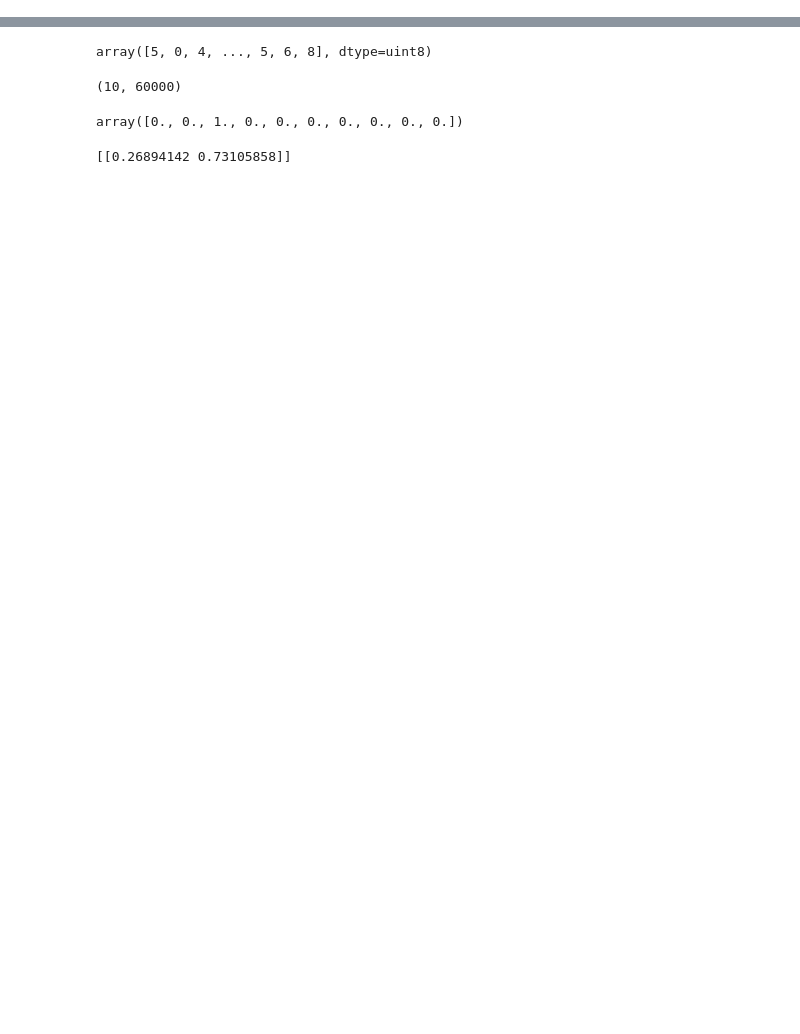
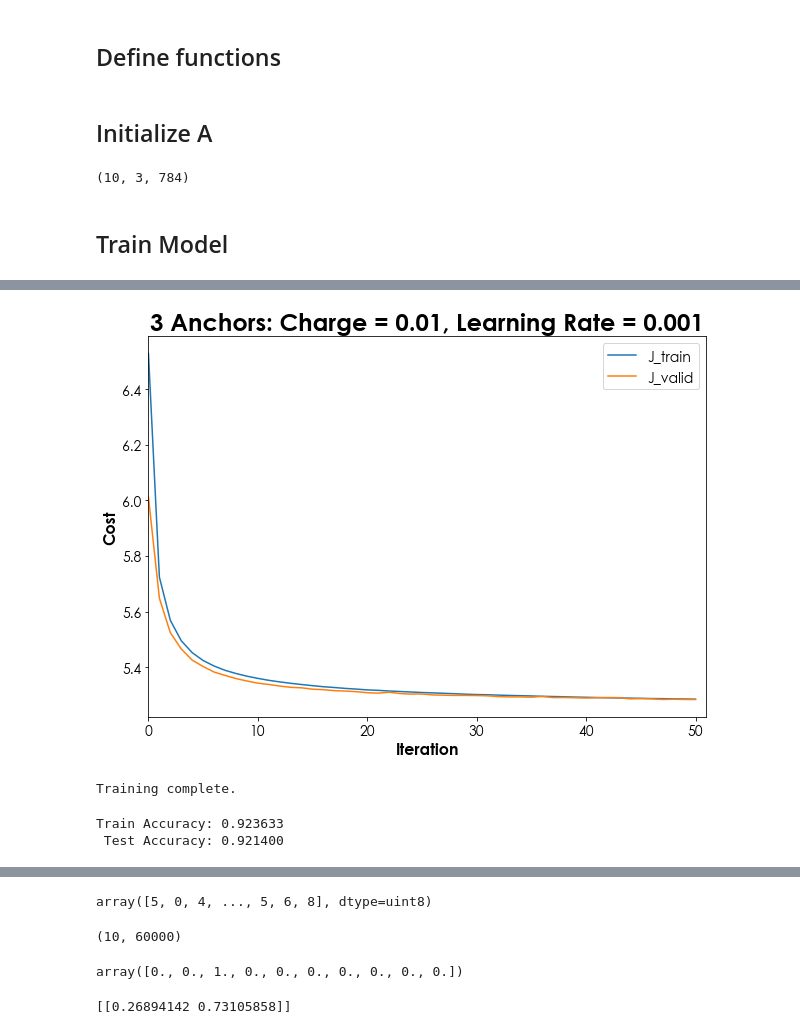
Before and after one commit to chrismbryant/anchor-vector-optimization, a Jupyter notebook: anchors_multi-class.ipynb, the cells around one changed output, grey strips where cells are left out. Drawn from its saved outputs; the diff is of its cells as text; code cells hidden in the pictures; blank space fills up the shorter version.

Commit message:
Train and visualize charged anchors (3 per class)

```diff
--- a/anchors_multi-class.ipynb
+++ b/anchors_multi-class.ipynb
@@ -13,0 +49,2 @@ from time import time
+# %% [markdown]
+## Define functions
@@ -13,0 +264,33 @@ from time import time
+# %% [markdown]
+## Initialize A
+# %%
+labels_train.tolist()
+examples = []
+
+k = 3
+
+for a in range(10):
+    matches = np.array([i for i in range(len(labels_train)) if labels_train[i] == a])
+    examples.append(matches[:k])
+anchor_examples = np.array(examples)
+
+A_initial = np.array([X_train[:, anchor_examples[i]].T for i in range(10)])
+A_initial.shape
+# %% [output]
+(10, 3, 784)
+# %% [markdown]
+## Train Model
+# %%
+result = model(X_train,
+               Y_train,
+               X_test,
+               Y_test,
+               A_init = A_initial,
+               learn_A = True,
+               p = 3,
+               q = 0.01,
+               learning_rate = 0.001,
+               num_epochs = 101,
+               minibatch_size = 32,
+               print_cost = True)
+# %% [output]
@@ -13,0 +308,12 @@ from time import time
+[figure, added]
+Training complete.
+# %%
+params, H_train, H_test, J_train, J_valid = result
+acc_train = sum(np.argmax(H_train, axis = 0) == labels_train)/len(labels_train)
+acc_test = sum(np.argmax(H_test, axis = 0) == labels_test)/len(labels_test)
+
+print("Train Accuracy: %f" % acc_train)
+print(" Test Accuracy: %f" % acc_test)
+# %% [output]
+Train Accuracy: 0.923633
+ Test Accuracy: 0.921400
```
Also changed, not shown: parts of 31 cells of this notebook.
